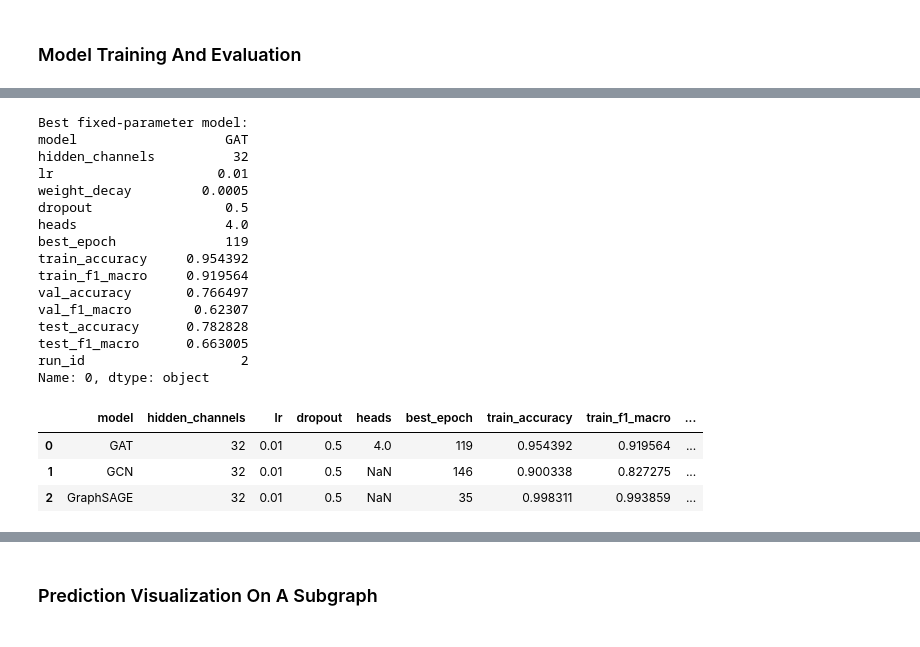
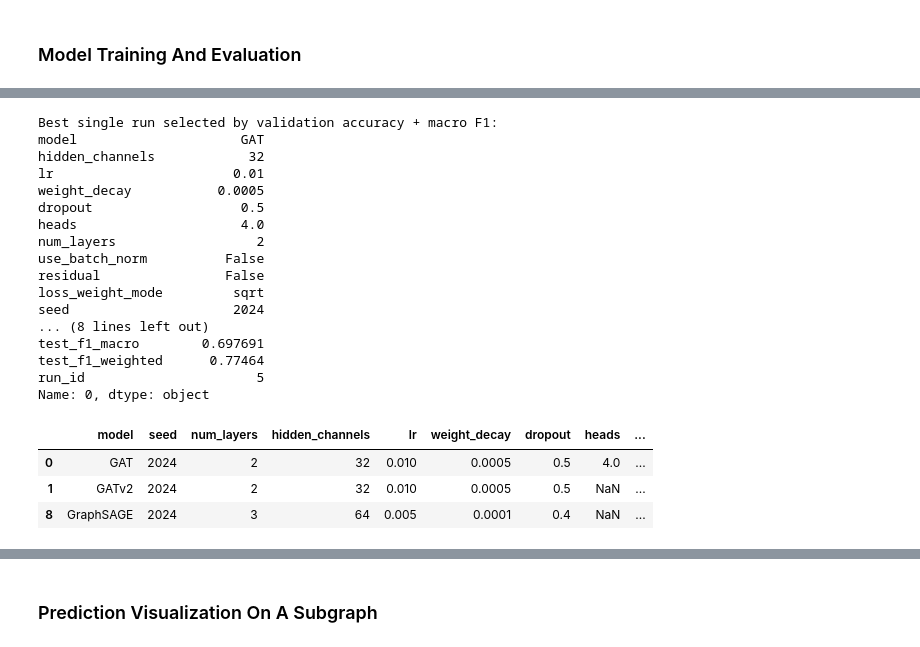
Before and after one commit to vladmysko123/IW1.-Graph-ML, a Jupyter notebook: main.ipynb, the cells around one changed output, grey strips where cells are left out. Drawn from its saved outputs; the diff is of its cells as text; code cells hidden in the pictures.

```diff
--- a/main.ipynb
+++ b/main.ipynb
@@ -569,9 +632,19 @@ device = torch.device("cuda" if torch.cuda.is_available() else "cpu")
 num_features = data.num_node_features
 num_classes = int(data.y.max().item()) + 1
 
+train_class_counts = torch.bincount(
+    data.y[data.train_mask],
+    minlength=num_classes,
+).float()
+full_class_weights = train_class_counts.sum() / (num_classes * train_class_counts.clamp(min=1.0))
+full_class_weights = full_class_weights / full_class_weights.mean()
+sqrt_class_weights = 1.0 / torch.sqrt(train_class_counts.clamp(min=1.0))
+sqrt_class_weights = sqrt_class_weights / sqrt_class_weights.mean()
+
 print("Device:", device)
 print("Number of features:", num_features)
 print("Number of classes:", num_classes)
+print("Sqrt class weights:", torch.round(sqrt_class_weights * 1000) / 1000)
 # %% [output]
 Device: cpu
 Number of features: 262
@@ -807,48 +1020,55 @@ GAT       | hidden=32 lr=0.010 dropout=0.5 val_acc=0.766 test_acc=0.783
 # %%
-# Select the strongest fixed-parameter run only for plotting/prediction below.
-best_config = results_df.sort_values(
-    by=["val_accuracy", "val_f1_macro"],
-    ascending=False,
-).iloc[0]
+best_config = results_df.iloc[0]
 best_run = trained_runs[int(best_config["run_id"])]
 
-print("Best fixed-parameter model:")
+print("Best single run selected by validation accuracy + macro F1:")
 print(best_config)
 
 summary_columns = [
     "model",
+    "seed",
+    "num_layers",
     "hidden_channels",
     "lr",
+    "weight_decay",
     "dropout",
     "heads",
+    "loss_weight_mode",
     "best_epoch",
     "train_accuracy",
     "train_f1_macro",
     "val_accuracy",
     "val_f1_macro",
     "test_accuracy",
     "test_f1_macro",
+    "test_f1_weighted",
 ]
 
-results_df[summary_columns]
+best_by_architecture = results_df.sort_values(
+    by=["model", "val_accuracy", "val_f1_macro"],
+    ascending=[True, False, False],
+).groupby("model", as_index=False).head(1)
+
+best_by_architecture[summary_columns]
 # %% [output]
-Best fixed-parameter model:
-model                   GAT
-hidden_channels          32
-lr                     0.01
-weight_decay         0.0005
-dropout                 0.5
-heads                   4.0
-best_epoch              119
-train_accuracy     0.954392
-train_f1_macro     0.919564
-val_accuracy       0.766497
-val_f1_macro        0.62307
-test_accuracy      0.782828
-test_f1_macro      0.663005
-run_id                    2
+Best single run selected by validation accuracy + macro F1:
+model                     GAT
+hidden_channels            32
+lr                       0.01
+weight_decay           0.0005
+dropout                   0.5
+heads                     4.0
+num_layers                  2
+use_batch_norm          False
+residual                False
+loss_weight_mode         sqrt
+seed                     2024
+... (8 lines left out)
+test_f1_macro        0.697691
+test_f1_weighted      0.77464
+run_id                      5
 Name: 0, dtype: object
-|  | model | hidden_channels | lr | dropout | heads | best_epoch | train_accuracy | train_f1_macro | ... |
-| 0 | GAT | 32 | 0.01 | 0.5 | 4.0 | 119 | 0.954392 | 0.919564 | ... |
-| 1 | GCN | 32 | 0.01 | 0.5 | NaN | 146 | 0.900338 | 0.827275 | ... |
-| 2 | GraphSAGE | 32 | 0.01 | 0.5 | NaN | 35 | 0.998311 | 0.993859 | ... |
+|  | model | seed | num_layers | hidden_channels | lr | weight_decay | dropout | heads | ... |
+| 0 | GAT | 2024 | 2 | 32 | 0.010 | 0.0005 | 0.5 | 4.0 | ... |
+| 1 | GATv2 | 2024 | 2 | 32 | 0.010 | 0.0005 | 0.5 | NaN | ... |
+| 8 | GraphSAGE | 2024 | 3 | 64 | 0.005 | 0.0001 | 0.4 | NaN | ... |
```
Also changed, not shown: parts of 16 cells of this notebook.
